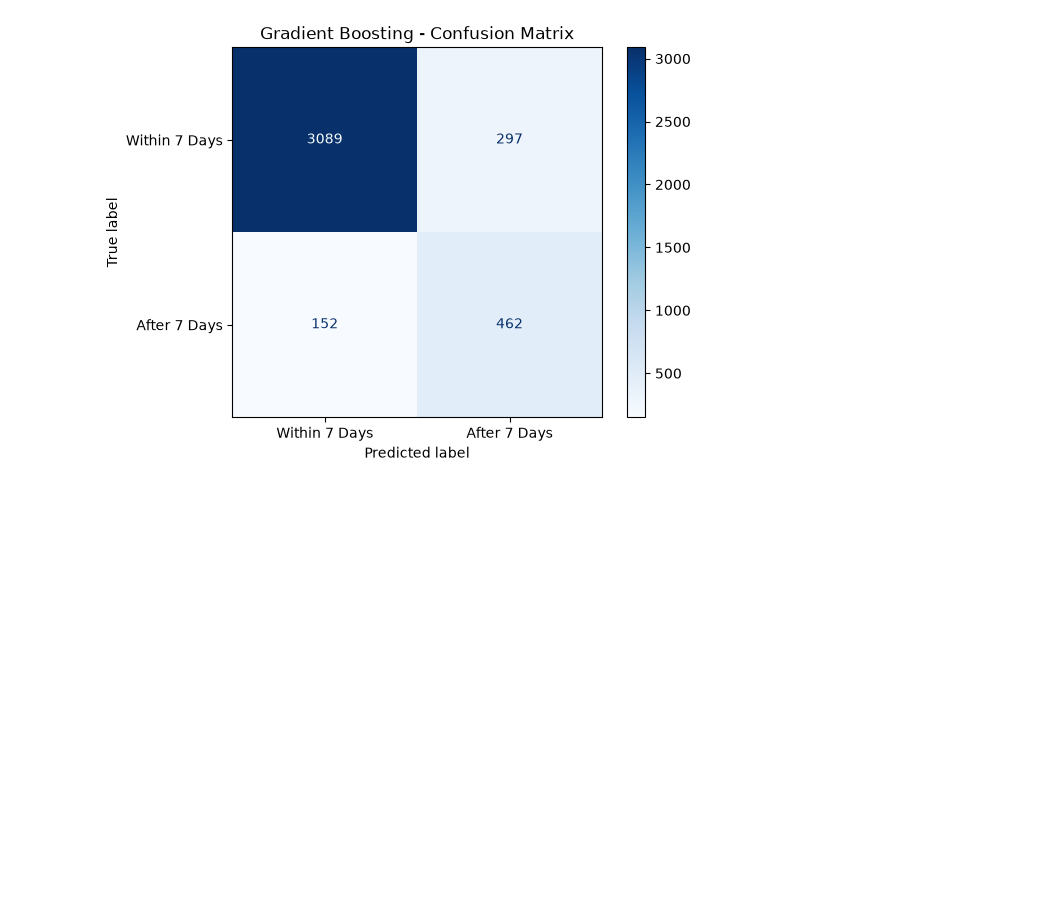
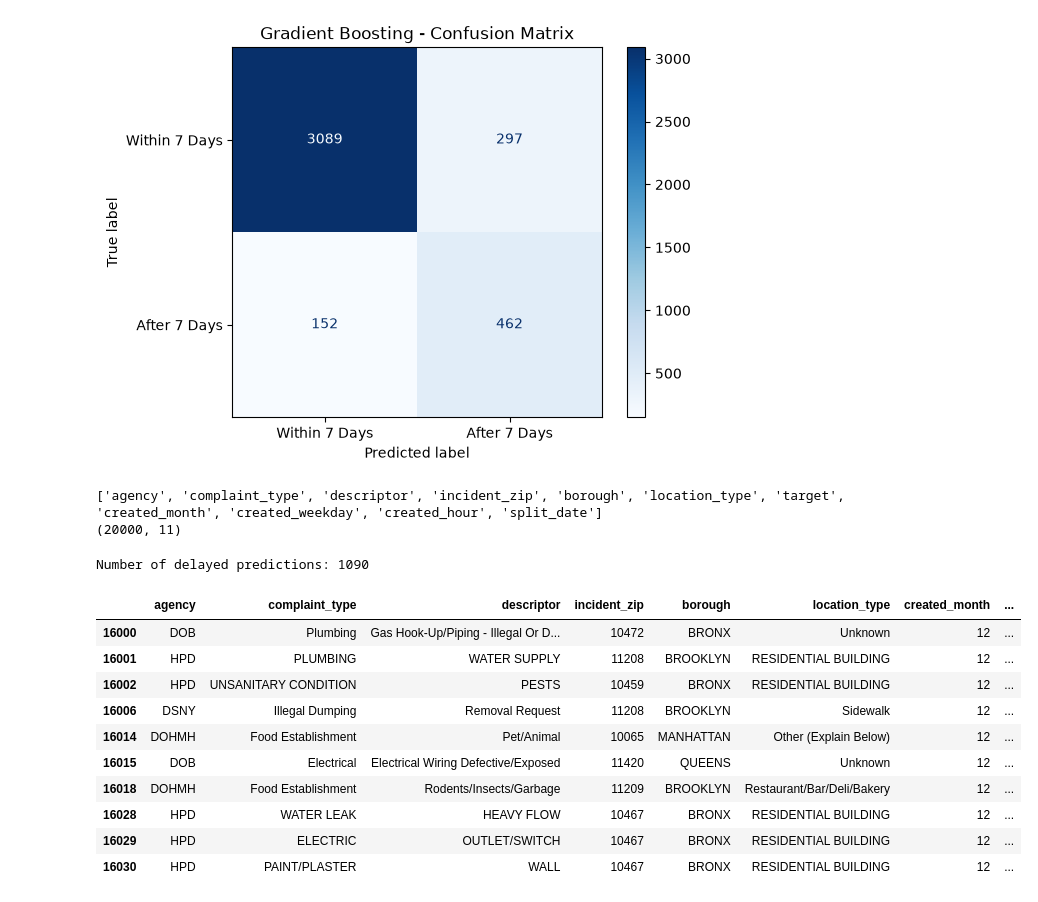
Before and after one commit to Krishnalund/CivicFix, a Jupyter notebook: notebooks/04_model_evaluation.ipynb, the cells around one changed output. Saved outputs shown, nothing was run; the diff lists cells and outputs as text; code cells hidden in the pictures; blank space fills up the shorter version.

Commit message:
Add historical test record selection for app verification

```diff
--- a/notebooks/04_model_evaluation.ipynb
+++ b/notebooks/04_model_evaluation.ipynb
@@ -395,3 +395,78 @@ Gradient Boosting
 [[3089  297]
  [ 152  462]]
 [figure]
+# %%
+import pandas as pd
+
+df = pd.read_csv("../data/processed/nyc_311_cleaned.csv")
+
+print(df.columns.tolist())
+print(df.shape)
+# %% [output]
+['agency', 'complaint_type', 'descriptor', 'incident_zip', 'borough', 'location_type', 'target', 'created_month', 'created_weekday', 'created_hour', 'split_date']
+(20000, 11)
+# %%
+import joblib
+
+# Sort records chronologically
+df["split_date"] = pd.to_datetime(df["split_date"])
+df = df.sort_values("split_date").reset_index(drop=True)
+
+# Select the last 4,000 records
+test_df = df.iloc[16000:].copy()
+
+# Select the 9 model input features
+features = [
+    "agency",
+    "complaint_type",
+    "descriptor",
+    "incident_zip",
+    "borough",
+    "location_type",
+    "created_month",
+    "created_weekday",
+    "created_hour"
+]
+
+X_test = test_df[features]
+
+# Load all three trained models
+models = {
+    "Logistic Regression": joblib.load("../models/logistic_regression.pkl"),
+    "Random Forest": joblib.load("../models/random_forest.pkl"),
+    "Gradient Boosting": joblib.load("../models/gradient_boosting.pkl")
+}
+
+# Find records predicted as delayed by at least one model
+results = {}
+
+for name, model in models.items():
+    results[name] = model.predict(X_test)
+
+prediction_df = test_df[features + ["target"]].copy()
+
+for name, predictions in results.items():
+    prediction_df[name] = predictions
+
+delayed_records = prediction_df[
+    (prediction_df["Logistic Regression"] == 1) |
+    (prediction_df["Random Forest"] == 1) |
+    (prediction_df["Gradient Boosting"] == 1)
+]
+
+print("Number of delayed predictions:", len(delayed_records))
+
+display(delayed_records.head(10))
+# %% [output]
+Number of delayed predictions: 1090
+|  | agency | complaint_type | descriptor | incident_zip | borough | location_type | created_month | ... |
+| 16000 | DOB | Plumbing | Gas Hook-Up/Piping - Illegal Or D... | 10472 | BRONX | Unknown | 12 | ... |
+| 16001 | HPD | PLUMBING | WATER SUPPLY | 11208 | BROOKLYN | RESIDENTIAL BUILDING | 12 | ... |
+| 16002 | HPD | UNSANITARY CONDITION | PESTS | 10459 | BRONX | RESIDENTIAL BUILDING | 12 | ... |
+| 16006 | DSNY | Illegal Dumping | Removal Request | 11208 | BROOKLYN | Sidewalk | 12 | ... |
+| 16014 | DOHMH | Food Establishment | Pet/Animal | 10065 | MANHATTAN | Other (Explain Below) | 12 | ... |
+| 16015 | DOB | Electrical | Electrical Wiring Defective/Exposed | 11420 | QUEENS | Unknown | 12 | ... |
+| 16018 | DOHMH | Food Establishment | Rodents/Insects/Garbage | 11209 | BROOKLYN | Restaurant/Bar/Deli/Bakery | 12 | ... |
+| 16028 | HPD | WATER LEAK | HEAVY FLOW | 10467 | BRONX | RESIDENTIAL BUILDING | 12 | ... |
+| 16029 | HPD | ELECTRIC | OUTLET/SWITCH | 10467 | BRONX | RESIDENTIAL BUILDING | 12 | ... |
+| 16030 | HPD | PAINT/PLASTER | WALL | 10467 | BRONX | RESIDENTIAL BUILDING | 12 | ... |
```
Also changed, not shown: parts of 1 cell of this notebook.
